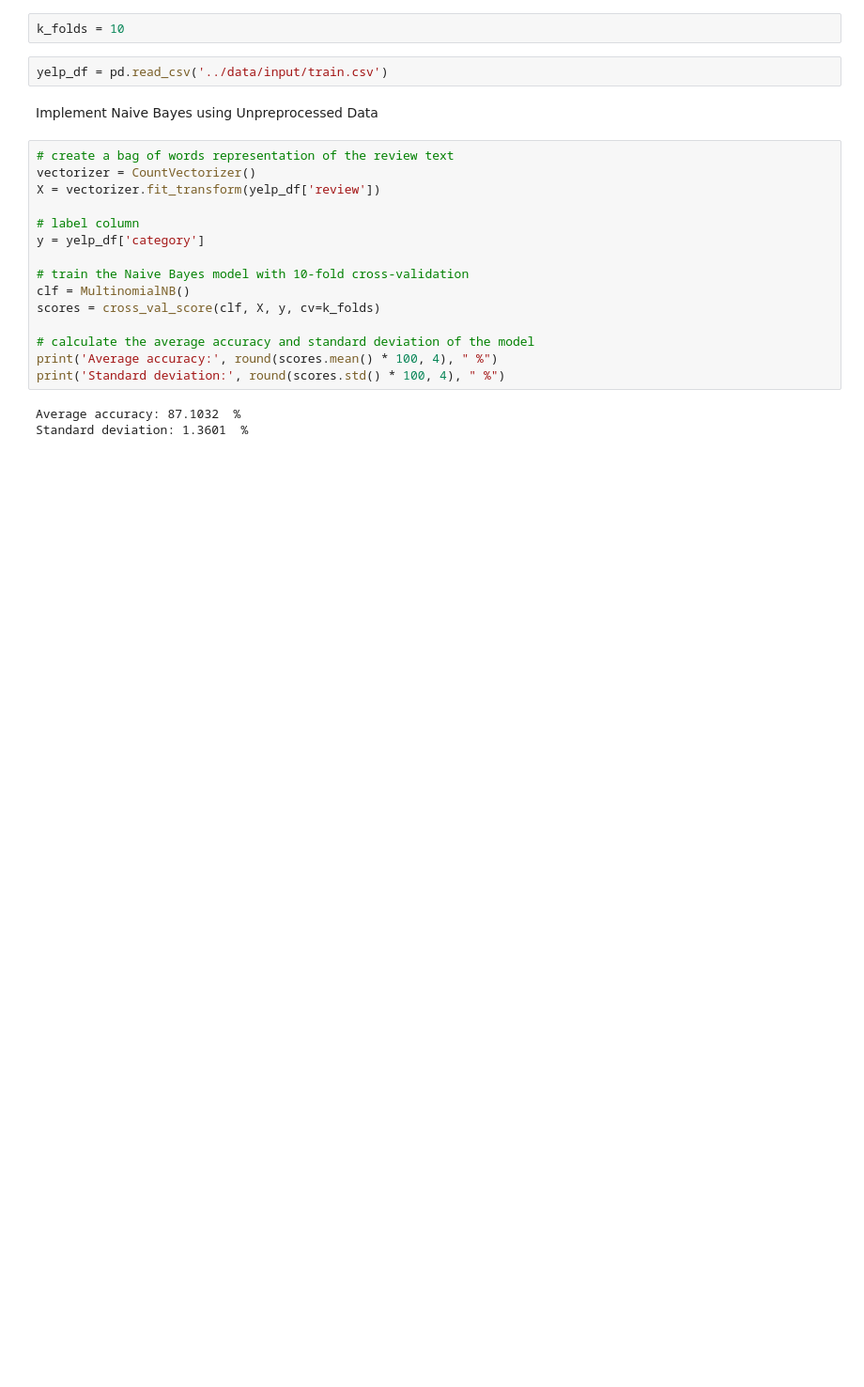
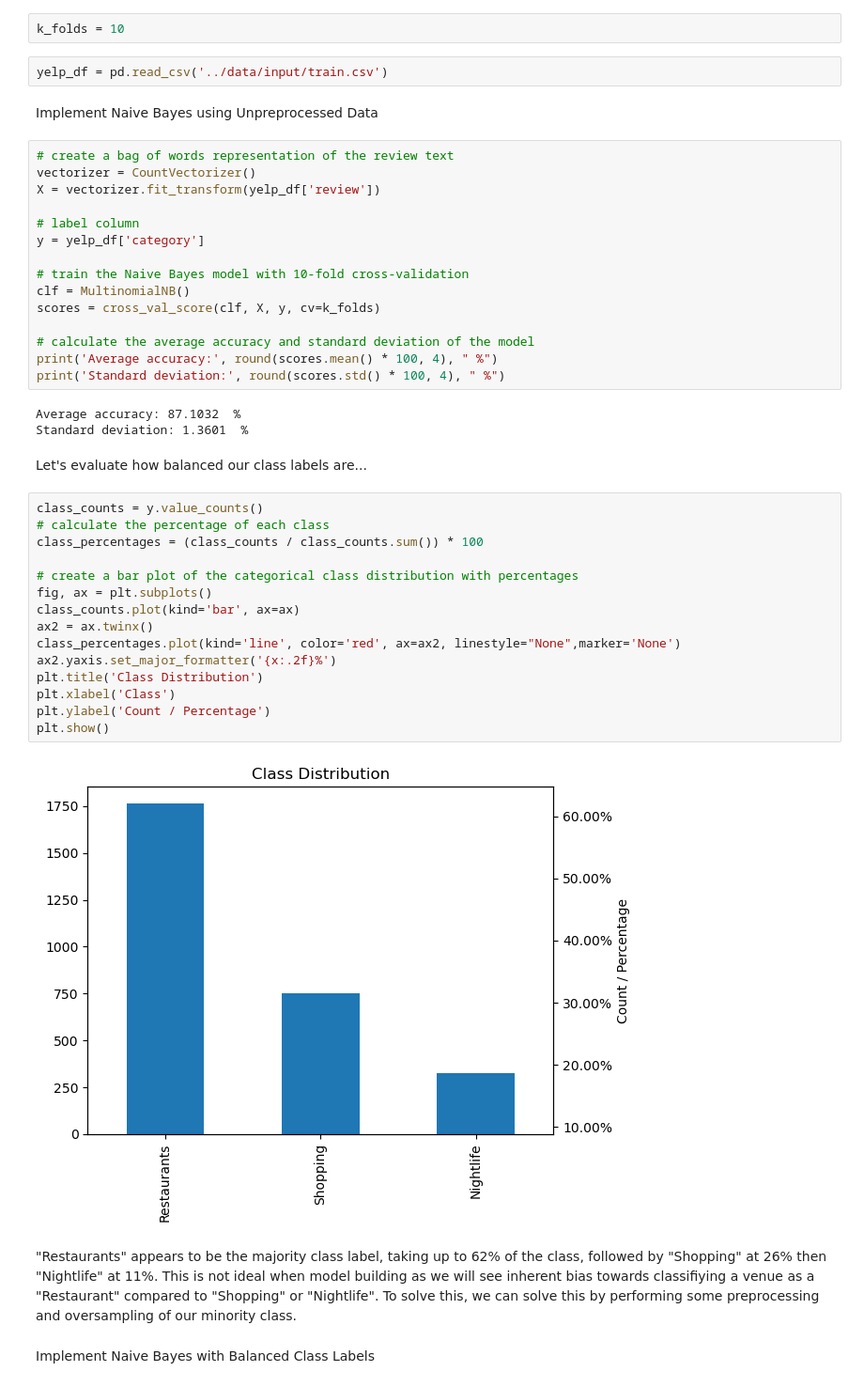
Before and after one commit to Tarin-Eccleston/yelp-data-naive-bayes, a Jupyter notebook: modelling/modelling.ipynb, the cells around one changed output. Shown: that part at 94% size. Cells and saved outputs as stored; diff of their text form; blank space fills up the shorter version.

Commit message:
evaluate class label balance

```diff
--- a/modelling/modelling.ipynb
+++ b/modelling/modelling.ipynb
@@ -41,3 +42,26 @@ print('Standard deviation:', round(scores.std() * 100, 4), " %")
 # %% [output]
 Average accuracy: 87.1032  %
 Standard deviation: 1.3601  %
+# %% [markdown]
+Let's evaluate how balanced our class labels are...
+# %%
+class_counts = y.value_counts()
+# calculate the percentage of each class
+class_percentages = (class_counts / class_counts.sum()) * 100
+
+# create a bar plot of the categorical class distribution with percentages
+fig, ax = plt.subplots()
+class_counts.plot(kind='bar', ax=ax)
+ax2 = ax.twinx()
+class_percentages.plot(kind='line', color='red', ax=ax2, linestyle="None",marker='None')
+ax2.yaxis.set_major_formatter('{x:.2f}%')
+plt.title('Class Distribution')
+plt.xlabel('Class')
+plt.ylabel('Count / Percentage')
+plt.show()
+# %% [output]
+[figure, added]
+# %% [markdown]
+"Restaurants" appears to be the majority class label, taking up to 62% of the class, followed by "Shopping" at 26% then "Nightlife" at 11%. This is not ideal when model building as we will see inherent bias towards classifiying a venue as a "Restaurant" compared to "Shopping" or "Nightlife". To solve this, we can solve this by performing some preprocessing and oversampling of our minority class.
+# %% [markdown]
+Implement Naive Bayes with Balanced Class Labels
```
Also changed, not shown: parts of 1 cell of this notebook.
